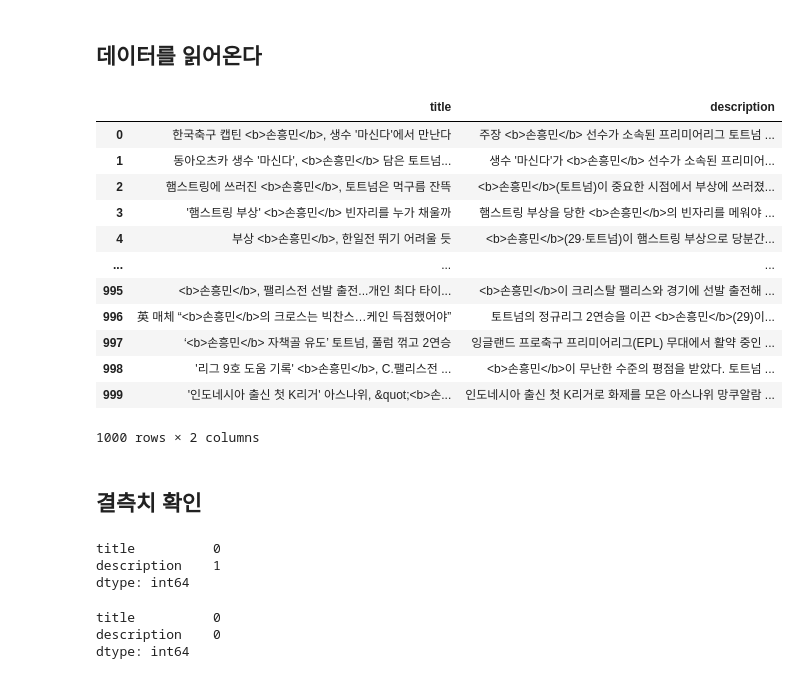
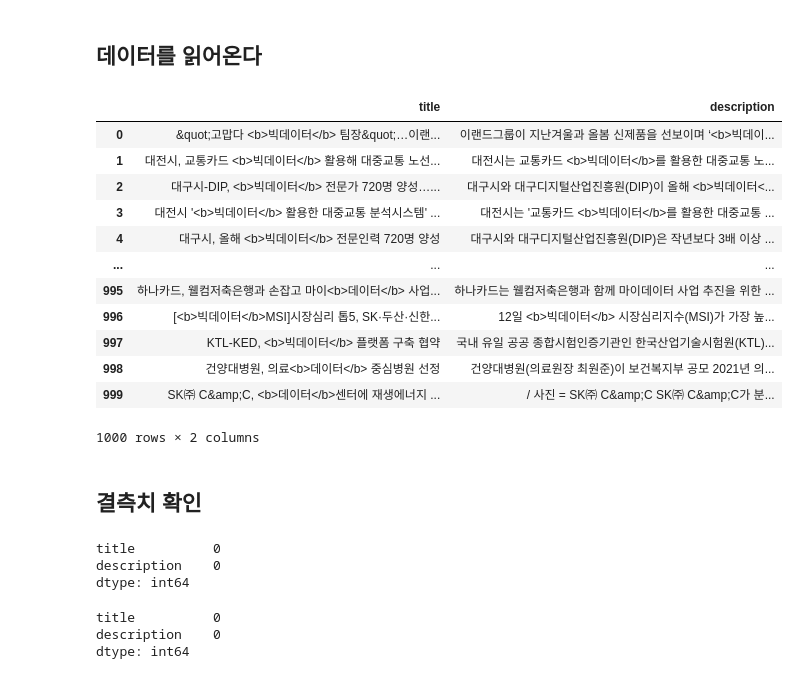
Before and after one commit to kamunbee/project_workspace, a Jupyter notebook: 02_데이터분석/11_손흥민 뉴스 키워드 분석.ipynb, the cells around one changed output. Drawn from its saved outputs; the diff is of its cells as text; code cells hidden in the pictures.

```diff
--- a/02_데이터분석/11_손흥민 뉴스 키워드 분석.ipynb
+++ b/02_데이터분석/11_손흥민 뉴스 키워드 분석.ipynb
@@ -29,21 +29,21 @@ Hello from the pygame community. https://www.pygame.org/contribute.html
 # %% [markdown]
 ## 데이터를 읽어온다
 # %%
-df = pd.read_csv('son.csv')
+df = pd.read_csv('big_da.csv')
 df
 # %% [output]
 |  | title | description |
-| 0 | 한국축구 캡틴 <b>손흥민</b>, 생수 '마신다'에서 만난다 | 주장 <b>손흥민</b> 선수가 소속된 프리미어리그 토트넘 ... |
-| 1 | 동아오츠카 생수 '마신다', <b>손흥민</b> 담은 토트넘... | 생수 '마신다'가 <b>손흥민</b> 선수가 소속된 프리미어... |
-| 2 | 햄스트링에 쓰러진 <b>손흥민</b>, 토트넘은 먹구름 잔뜩 | <b>손흥민</b>(토트넘)이 중요한 시점에서 부상에 쓰러졌... |
-| 3 | '햄스트링 부상' <b>손흥민</b> 빈자리를 누가 채울까 | 햄스트링 부상을 당한 <b>손흥민</b>의 빈자리를 메워야 ... |
-| 4 | 부상 <b>손흥민</b>, 한일전 뛰기 어려울 듯 | <b>손흥민</b>(29·토트넘)이 햄스트링 부상으로 당분간... |
+| 0 | &quot;고맙다 <b>빅데이터</b> 팀장&quot;…이랜... | 이랜드그룹이 지난겨울과 올봄 신제품을 선보이며 ‘<b>빅데이... |
+| 1 | 대전시, 교통카드 <b>빅데이터</b> 활용해 대중교통 노선... | 대전시는 교통카드 <b>빅데이터</b>를 활용한 대중교통 노... |
+| 2 | 대구시-DIP, <b>빅데이터</b> 전문가 720명 양성…... | 대구시와 대구디지털산업진흥원(DIP)이 올해 <b>빅데이터<... |
+| 3 | 대전시 '<b>빅데이터</b> 활용한 대중교통 분석시스템' ... | 대전시는 '교통카드 <b>빅데이터</b>를 활용한 대중교통 ... |
+| 4 | 대구시, 올해 <b>빅데이터</b> 전문인력 720명 양성 | 대구시와 대구디지털산업진흥원(DIP)은 작년보다 3배 이상 ... |
 | ... | ... | ... |
-| 995 | <b>손흥민</b>, 팰리스전 선발 출전...개인 최다 타이... | <b>손흥민</b>이 크리스탈 팰리스와 경기에 선발 출전해 ... |
-| 996 | 英 매체 “<b>손흥민</b>의 크로스는 빅찬스…케인 득점했어야” | 토트넘의 정규리그 2연승을 이끈 <b>손흥민</b>(29)이... |
-| 997 | ‘<b>손흥민</b> 자책골 유도’ 토트넘, 풀럼 꺾고 2연승 | 잉글랜드 프로축구 프리미어리그(EPL) 무대에서 활약 중인 ... |
-| 998 | '리그 9호 도움 기록' <b>손흥민</b>, C.팰리스전 ... | <b>손흥민</b>이 무난한 수준의 평점을 받았다. 토트넘 ... |
-| 999 | '인도네시아 출신 첫 K리거' 아스나위, &quot;<b>손... | 인도네시아 출신 첫 K리거로 화제를 모은 아스나위 망쿠알람 ... |
+| 995 | 하나카드, 웰컴저축은행과 손잡고 마이<b>데이터</b> 사업... | 하나카드는 웰컴저축은행과 함께 마이데이터 사업 추진을 위한 ... |
+| 996 | [<b>빅데이터</b>MSI]시장심리 톱5, SK·두산·신한... | 12일 <b>빅데이터</b> 시장심리지수(MSI)가 가장 높... |
+| 997 | KTL-KED, <b>빅데이터</b> 플랫폼 구축 협약 | 국내 유일 공공 종합시험인증기관인 한국산업기술시험원(KTL)... |
+| 998 | 건양대병원, 의료<b>데이터</b> 중심병원 선정 | 건양대병원(의료원장 최원준)이 보건복지부 공모 2021년 의... |
+| 999 | SK㈜ C&amp;C, <b>데이터</b>센터에 재생에너지 ... | / 사진 = SK㈜ C&amp;C SK㈜ C&amp;C가 분... |
 1000 rows × 2 columns
 # %% [markdown]
 ## 결측치 확인
@@ -52,7 +52,7 @@ df
 df.isna().sum()
 # %% [output]
 title          0
-description    1
+description    0
 dtype: int64
 # %%
 #결측치 제거
```
Also changed, not shown: parts of 9 cells of this notebook, 5 other files.
